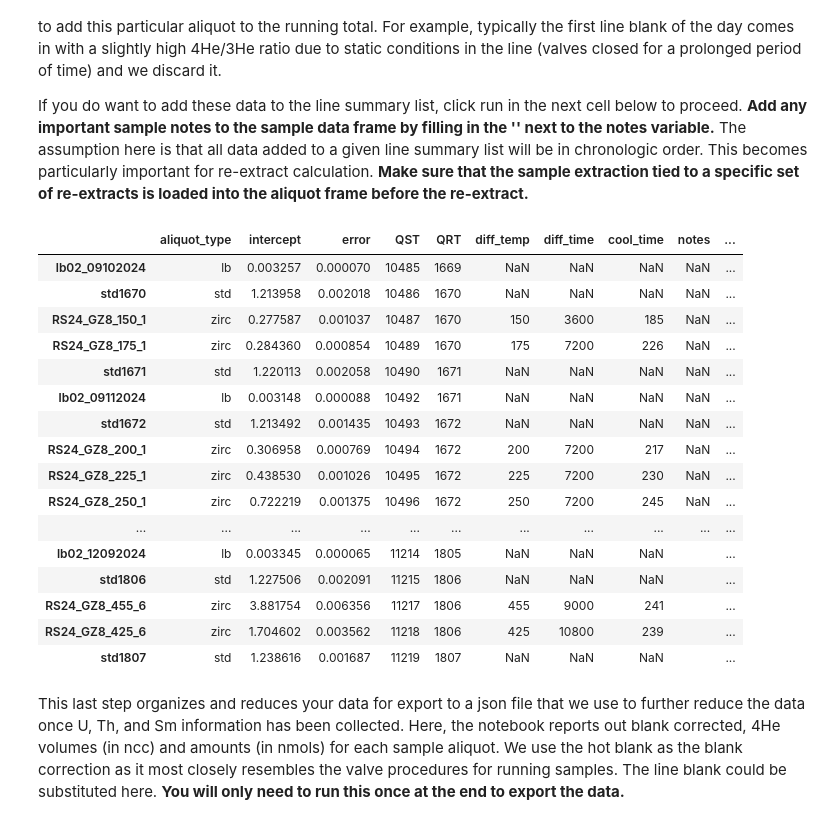
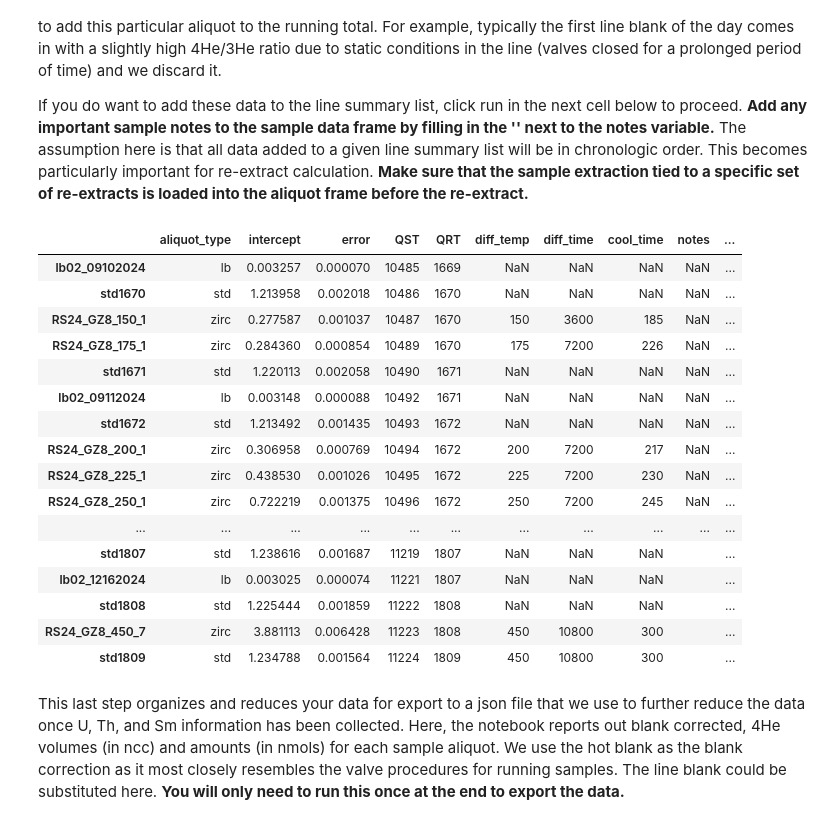
Before and after one commit to wrguenthner/HAL_data, a Jupyter notebook: projects_2024/RS24_GZ8_diff_cell/He_line_calc_RS24_GZ8_diff_cell.ipynb, the cells around one changed output. Saved outputs shown, nothing was run; the diff lists cells and outputs as text; code cells hidden in the pictures.

```diff
--- a/projects_2024/RS24_GZ8_diff_cell/He_line_calc_RS24_GZ8_diff_cell.ipynb
+++ b/projects_2024/RS24_GZ8_diff_cell/He_line_calc_RS24_GZ8_diff_cell.ipynb
@@ -89,10 +89,10 @@ __For string variables, you will need to type within the ''.__ The file extensio
 #for the aliquot type use:
 #'lb' for line blank, 'hb' for hot blank, 'std' for standard, 'zirc' for zircon, 'ap' for apatite
 
-aliquot = 'std1807'
+aliquot = 'std1809'
 aliquot_type = 'std'
-QST = 11219
-QRT = 1807
+QST = 11224
+QRT = 1809
 
 
 #finding the file
@@ -216,9 +216,9 @@ If you do want to add these data to the line summary list, click run in the next
 
 # temp in degree C and time in seconds, 'None' for lb,hb,std
 
-diff_temp = None
-diff_time = None
-cool_time = None
+diff_temp = 450
+diff_time = 10800
+cool_time = 300
 
 notes = ''
 
@@ -230,38 +230,38 @@ if 'aliquot_frame' not in locals():
 file_check = False
 for name_of_file in aliquot_frame.file:
     if name_of_file == file_name:
         file_check = True
 
 if file_check:
     print("You've used the same file twice! Double check your QST and rerun this cell!")
 else:
     row_data = pd.DataFrame({'aliquot_type':aliquot_type.lower(), 'intercept':intercept,'error':del_intercept,
                              'QST':QST, 'QRT':QRT, 'diff_temp':diff_temp, 'diff_time':diff_time, 'cool_time':cool_time, 'notes':notes,
                              'time_of_collection':aliquot_time,'file':file_name },
                             columns = ['aliquot_type','intercept','error','QST','QRT','diff_temp','diff_time','cool_time','notes','time_of_collection','file'], index = [aliquot])
     aliquot_frame = pd.concat([aliquot_frame, row_data])
     #updates the file everytime you add a row, comment out the line below to stop overwriting the file
     aliquot_frame.to_csv(project + '_He_data.csv')
 
 display(aliquot_frame)
 # %% [output]
 |  | aliquot_type | intercept | error | QST | QRT | diff_temp | diff_time | cool_time | notes | ... |
 | lb02_09102024 | lb | 0.003257 | 0.000070 | 10485 | 1669 | NaN | NaN | NaN | NaN | ... |
 | std1670 | std | 1.213958 | 0.002018 | 10486 | 1670 | NaN | NaN | NaN | NaN | ... |
 | RS24_GZ8_150_1 | zirc | 0.277587 | 0.001037 | 10487 | 1670 | 150 | 3600 | 185 | NaN | ... |
 | RS24_GZ8_175_1 | zirc | 0.284360 | 0.000854 | 10489 | 1670 | 175 | 7200 | 226 | NaN | ... |
 | std1671 | std | 1.220113 | 0.002058 | 10490 | 1671 | NaN | NaN | NaN | NaN | ... |
 | lb02_09112024 | lb | 0.003148 | 0.000088 | 10492 | 1671 | NaN | NaN | NaN | NaN | ... |
 | std1672 | std | 1.213492 | 0.001435 | 10493 | 1672 | NaN | NaN | NaN | NaN | ... |
 | RS24_GZ8_200_1 | zirc | 0.306958 | 0.000769 | 10494 | 1672 | 200 | 7200 | 217 | NaN | ... |
 | RS24_GZ8_225_1 | zirc | 0.438530 | 0.001026 | 10495 | 1672 | 225 | 7200 | 230 | NaN | ... |
 | RS24_GZ8_250_1 | zirc | 0.722219 | 0.001375 | 10496 | 1672 | 250 | 7200 | 245 | NaN | ... |
 | ... | ... | ... | ... | ... | ... | ... | ... | ... | ... | ... |
-| lb02_12092024 | lb | 0.003345 | 0.000065 | 11214 | 1805 | NaN | NaN | NaN |  | ... |
-| std1806 | std | 1.227506 | 0.002091 | 11215 | 1806 | NaN | NaN | NaN |  | ... |
-| RS24_GZ8_455_6 | zirc | 3.881754 | 0.006356 | 11217 | 1806 | 455 | 9000 | 241 |  | ... |
-| RS24_GZ8_425_6 | zirc | 1.704602 | 0.003562 | 11218 | 1806 | 425 | 10800 | 239 |  | ... |
 | std1807 | std | 1.238616 | 0.001687 | 11219 | 1807 | NaN | NaN | NaN |  | ... |
+| lb02_12162024 | lb | 0.003025 | 0.000074 | 11221 | 1807 | NaN | NaN | NaN |  | ... |
+| std1808 | std | 1.225444 | 0.001859 | 11222 | 1808 | NaN | NaN | NaN |  | ... |
+| RS24_GZ8_450_7 | zirc | 3.881113 | 0.006428 | 11223 | 1808 | 450 | 10800 | 300 |  | ... |
+| std1809 | std | 1.234788 | 0.001564 | 11224 | 1809 | 450 | 10800 | 300 |  | ... |
 # %% [markdown]
 This last step organizes and reduces your data for export to a json file that we use to further reduce the data once U, Th, and Sm information has been collected. Here, the notebook reports out blank corrected, 4He volumes (in ncc) and amounts (in nmols) for each sample aliquot. We use the hot blank as the blank correction as it most closely resembles the valve procedures for running samples. The line blank could be substituted here. __You will only need to run this once at the end to export the data.__
 # %%
```
Also changed, not shown: parts of 1 cell of this notebook, 8 other files.
